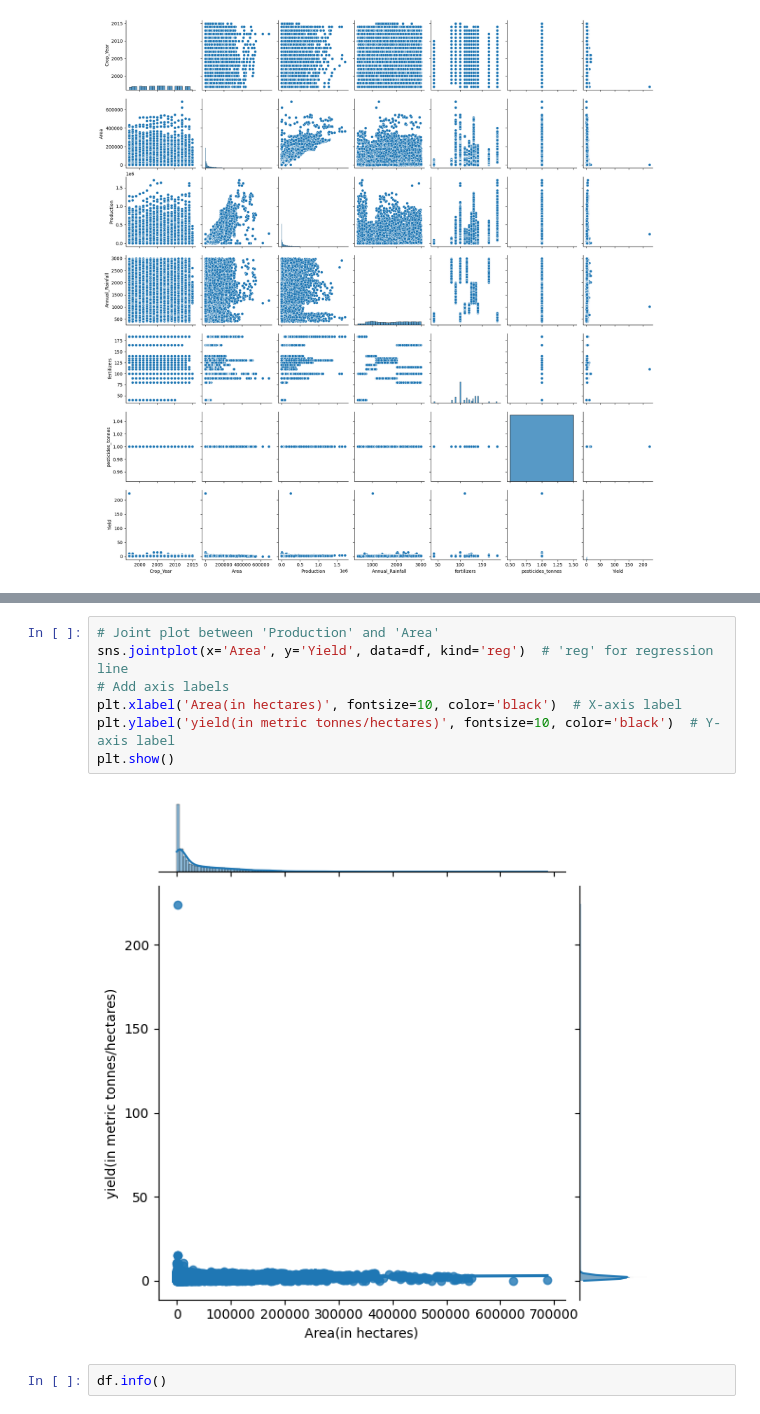
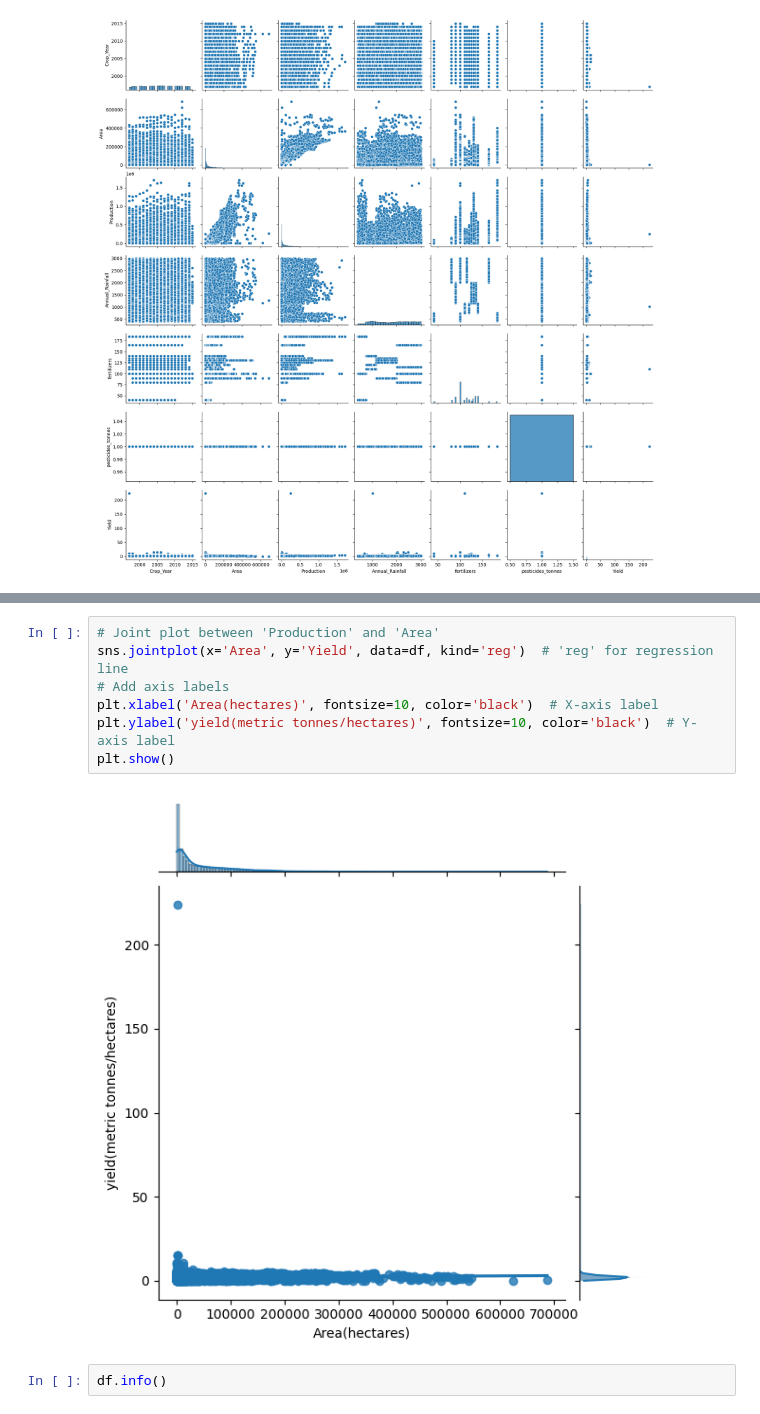
Before and after one commit to jithendranaidupothala/datascienceproject-23030594, a Jupyter notebook: datascienceproject.ipynb, the cells around one changed output, grey strips where cells are left out. Saved outputs shown, nothing was run; the diff lists cells and outputs as text.

```diff
--- a/datascienceproject.ipynb
+++ b/datascienceproject.ipynb
@@ -175,12 +175,12 @@ plt.show()
 # %%
 # Joint plot between 'Production' and 'Area'
 sns.jointplot(x='Area', y='Yield', data=df, kind='reg')  # 'reg' for regression line
 # Add axis labels
-plt.xlabel('Area(in hectares)', fontsize=10, color='black')  # X-axis label
-plt.ylabel('yield(in metric tonnes/hectares)', fontsize=10, color='black')  # Y-axis label
+plt.xlabel('Area(hectares)', fontsize=10, color='black')  # X-axis label
+plt.ylabel('yield(metric tonnes/hectares)', fontsize=10, color='black')  # Y-axis label
 plt.show()
 # %% [output]
-[figure, old version]
+[figure, new version]
 # %%
 df.info()
 # %% [output]
```
Also changed, not shown: parts of 6 cells of this notebook.
